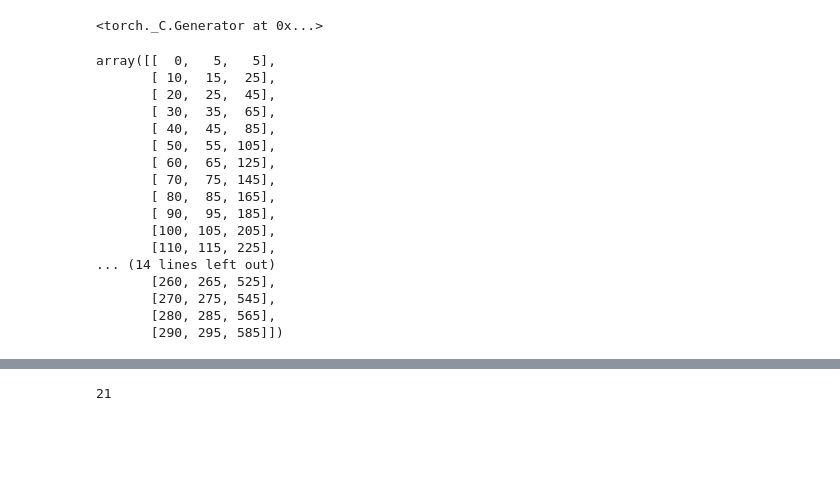
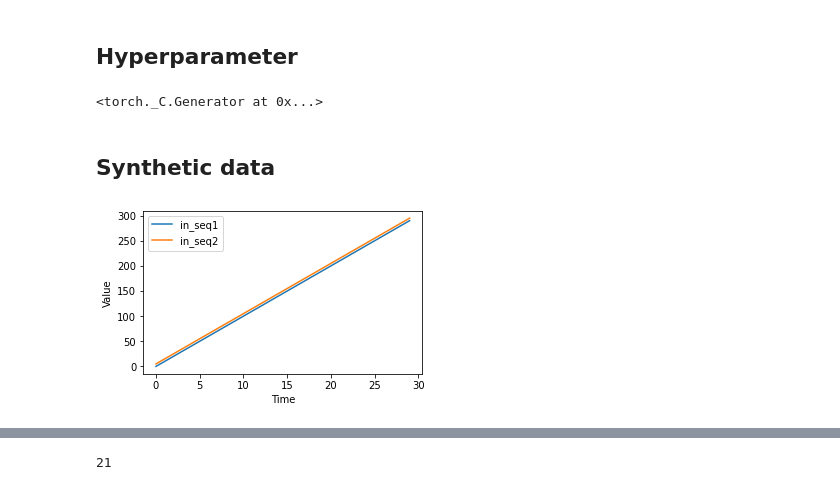
Before and after one commit to CertifaiAI/time-series-labs, a Jupyter notebook: notebook/Multivariate Input ,Univariate Output LSTM.ipynb, the cells around one changed output, grey strips where cells are left out. Cells and saved outputs as stored; diff of their text form; code cells hidden in the pictures; blank space fills up the shorter version.

Commit message:
add in graphic , real live dataset

```diff
--- a/notebook/Multivariate Input ,Univariate Output LSTM.ipynb
+++ b/notebook/Multivariate Input ,Univariate Output LSTM.ipynb
@@ -41,2 +28,4 @@ def multivariate_univariate_multi_step(sequence,window_size,n_multistep):
+# %% [markdown]
+## Hyperparameter
 # %%
 split_ratio = 0.70
@@ -48,6 +37,8 @@ n_step = 1
 torch.manual_seed(123)
 # %% [output]
 <torch._C.Generator at 0x...>
+# %% [markdown]
+## Synthetic data
 # %%
 in_seq1 = np.array([x for x in range(0, 300, 10)])
 in_seq2 = np.array([x for x in range(5, 305, 10)])
@@ -61,22 +52,13 @@ out_seq = out_seq.reshape((len(out_seq), 1))
 
 # horizontally stack columns
 dataset = np.hstack((in_seq1, in_seq2, out_seq))
-dataset
-# %% [output]
-array([[  0,   5,   5],
-       [ 10,  15,  25],
-       [ 20,  25,  45],
-       [ 30,  35,  65],
-       [ 40,  45,  85],
-       [ 50,  55, 105],
-       [ 60,  65, 125],
-       [ 70,  75, 145],
-       [ 80,  85, 165],
-       [ 90,  95, 185],
-       [100, 105, 205],
-       [110, 115, 225],
-... (14 lines left out)
-       [260, 265, 525],
-       [270, 275, 545],
-       [280, 285, 565],
-       [290, 295, 585]])
+# %%
+plt.figure(figsize=(5,3))
+plt.plot(in_seq1, label="in_seq1")
+plt.plot(in_seq2, label="in_seq2")
+plt.xlabel("Time")
+plt.ylabel("Value")
+plt.legend()
+plt.show()
+# %% [output]
+[figure, added]
```
Also changed, not shown: parts of 59 cells of this notebook, 1 other file.
